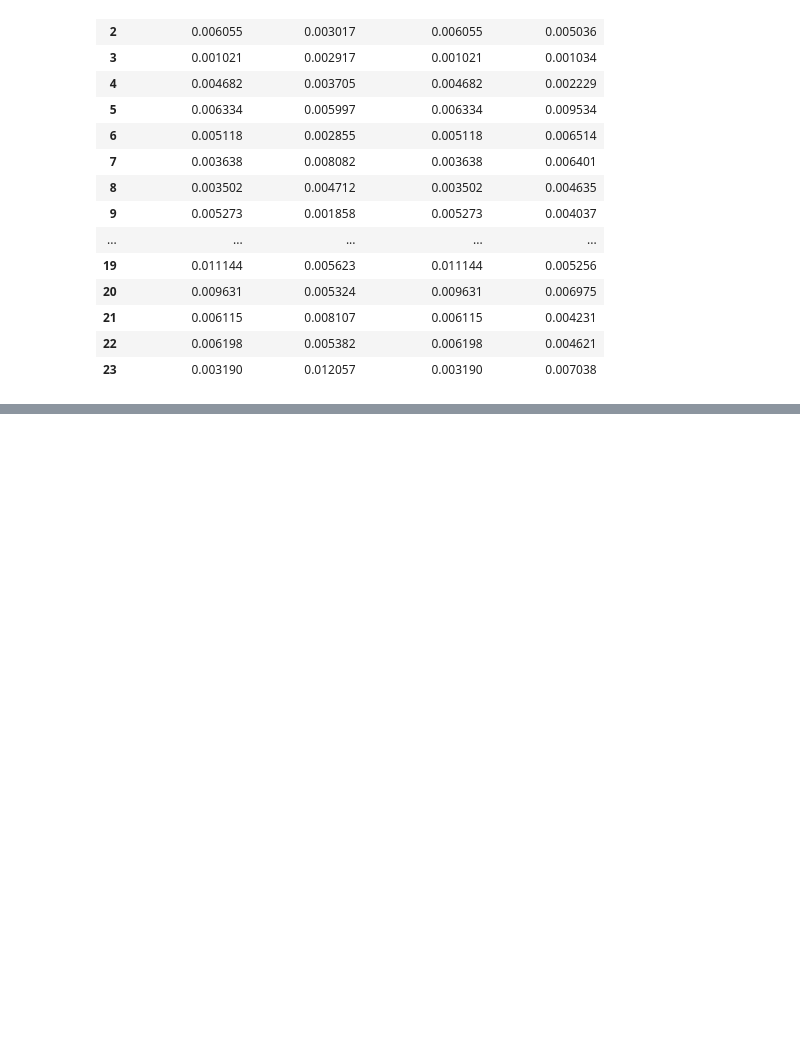
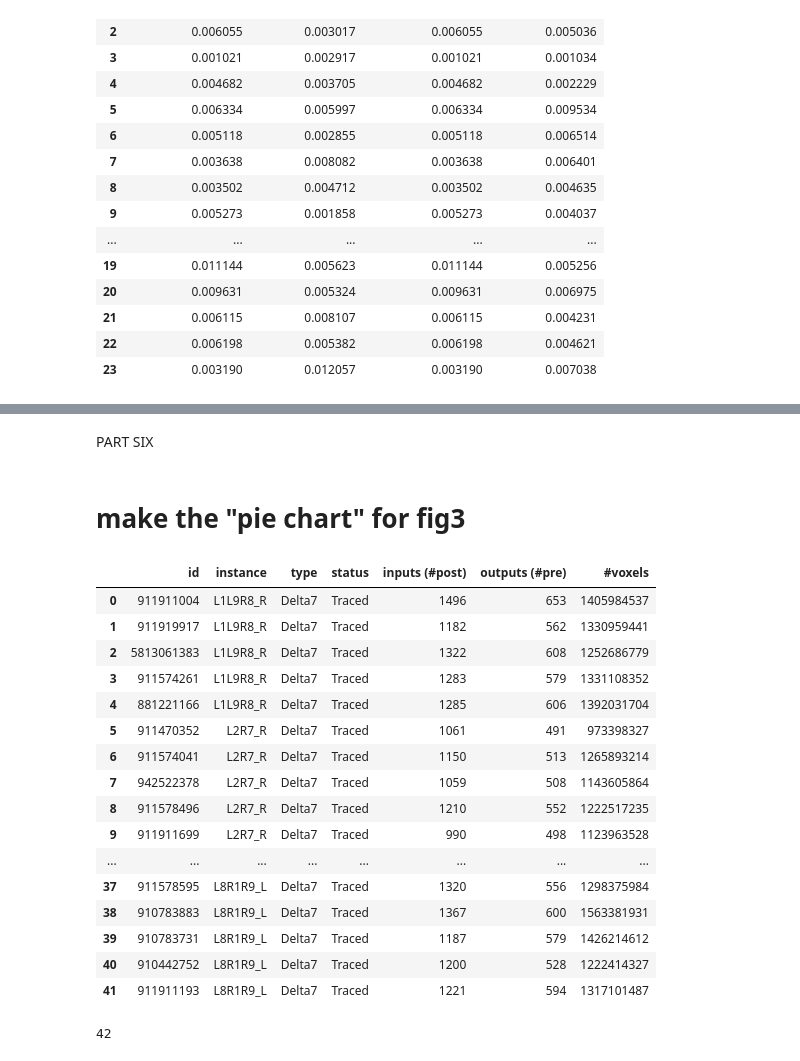
Before and after one commit to sansachenlelele/connectome_analysis_fisherlab, a Jupyter notebook: analysis_glucl-to-connectome-25summer.ipynb, the cells around one changed output, grey strips where cells are left out. Cells and saved outputs as stored; diff of their text form; code cells hidden in the pictures; blank space fills up the shorter version.

```diff
--- a/analysis_glucl-to-connectome-25summer.ipynb
+++ b/analysis_glucl-to-connectome-25summer.ipynb
@@ -2196,3 +2197,41 @@ axon_vs_farthestdendrite_2
 | 21 | fly7_R_combine19_reordered_add1row | 1.0 | 0.271755 | 0.170727 | 0.271755 | 0.089364 |
 | 22 | fly8_L_combine19_reordered_add1row | 1.0 | 0.275445 | 0.113348 | 0.275445 | 0.097596 |
 | 23 | fly8_R_combine19_reordered_add1row | 1.0 | 0.141785 | 0.253915 | 0.141785 | 0.148639 |
+# %% [markdown]
+<font size="10">PART SIX</font>
+# %% [markdown]
+# make the "pie chart" for fig3
+# %%
+delta7_naming = pd.read_csv('neuprint_delta7_names.csv', index_col=0)
+delta7_naming
+# %% [output]
+|  | id | instance | type | status | inputs (#post) | outputs (#pre) | #voxels |
+| 0 | 911911004 | L1L9R8_R | Delta7 | Traced | 1496 | 653 | 1405984537 |
+| 1 | 911919917 | L1L9R8_R | Delta7 | Traced | 1182 | 562 | 1330959441 |
+| 2 | 5813061383 | L1L9R8_R | Delta7 | Traced | 1322 | 608 | 1252686779 |
+| 3 | 911574261 | L1L9R8_R | Delta7 | Traced | 1283 | 579 | 1331108352 |
+| 4 | 881221166 | L1L9R8_R | Delta7 | Traced | 1285 | 606 | 1392031704 |
+| 5 | 911470352 | L2R7_R | Delta7 | Traced | 1061 | 491 | 973398327 |
+| 6 | 911574041 | L2R7_R | Delta7 | Traced | 1150 | 513 | 1265893214 |
+| 7 | 942522378 | L2R7_R | Delta7 | Traced | 1059 | 508 | 1143605864 |
+| 8 | 911578496 | L2R7_R | Delta7 | Traced | 1210 | 552 | 1222517235 |
+| 9 | 911911699 | L2R7_R | Delta7 | Traced | 990 | 498 | 1123963528 |
+| ... | ... | ... | ... | ... | ... | ... | ... |
+| 37 | 911578595 | L8R1R9_L | Delta7 | Traced | 1320 | 556 | 1298375984 |
+| 38 | 910783883 | L8R1R9_L | Delta7 | Traced | 1367 | 600 | 1563381931 |
+| 39 | 910783731 | L8R1R9_L | Delta7 | Traced | 1187 | 579 | 1426214612 |
+| 40 | 910442752 | L8R1R9_L | Delta7 | Traced | 1200 | 528 | 1222414327 |
+| 41 | 911911193 | L8R1R9_L | Delta7 | Traced | 1221 | 594 | 1317101487 |
+# %%
+data_dir = Path("csv_25summer") / "csv_all_d7_upstreams"
+
+csv_files = sorted(data_dir.glob('*.csv'))
+
+dict_d7_as_upstream = {
+    f.stem: pd.read_csv(f)
+    for f in csv_files
+}
+
+len(dict_d7_as_upstream)
+# %% [output]
+42
```
Also changed, not shown: parts of 11 cells of this notebook, 1 other file.
